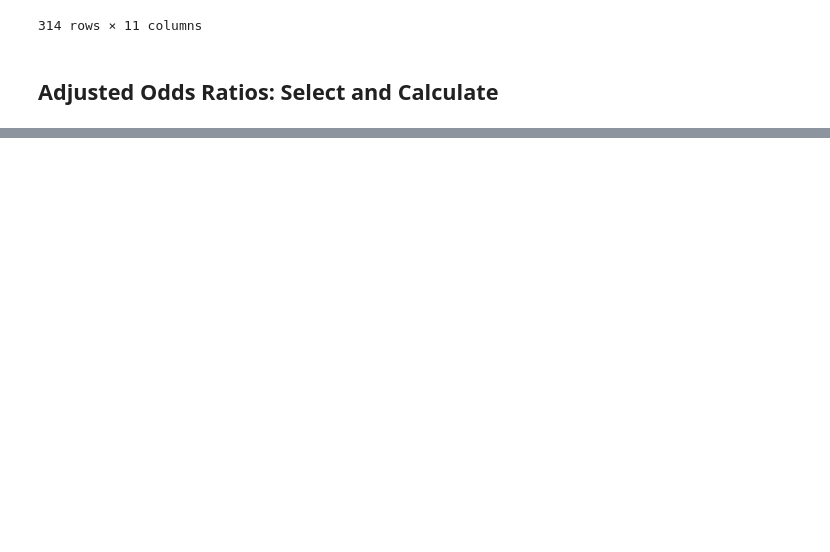
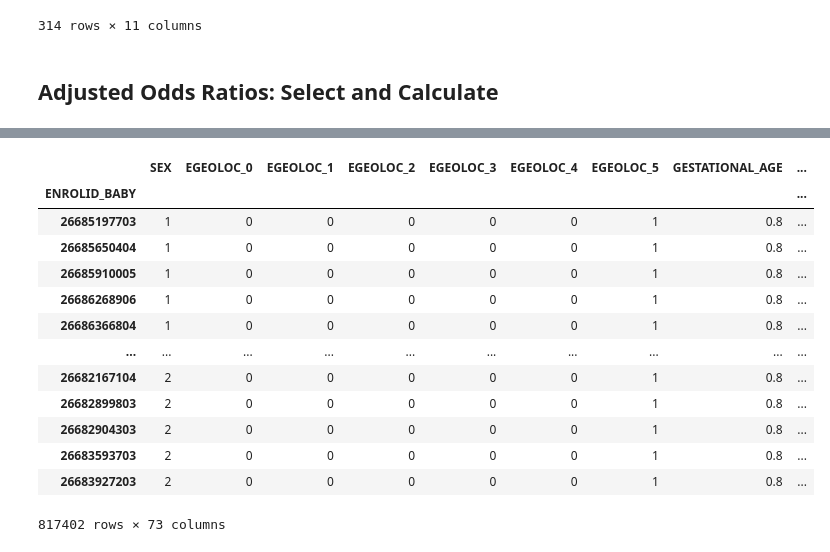
Before and after one commit to yerakim824/PregMedNet, a Jupyter notebook: Interactive_Webapp/Test_Previous_Formulas.ipynb, the cells around one changed output, grey strips where cells are left out. Cells and saved outputs as stored; diff of their text form; code cells hidden in the pictures; blank space fills up the shorter version.

```diff
--- a/Interactive_Webapp/Test_Previous_Formulas.ipynb
+++ b/Interactive_Webapp/Test_Previous_Formulas.ipynb
@@ -548,0 +489,19 @@ list(confounders.columns)
+# %%
+confounders = df.loc[:,'SEX':'SUD_Smoking_Mom']
+# %%
+confounders.max()
+# %% [output]
+|  | SEX | EGEOLOC_0 | EGEOLOC_1 | EGEOLOC_2 | EGEOLOC_3 | EGEOLOC_4 | EGEOLOC_5 | GESTATIONAL_AGE | ... |
+| ENROLID_BABY |  |  |  |  |  |  |  |  | ... |
+| 26685197703 | 1 | 0 | 0 | 0 | 0 | 0 | 1 | 0.8 | ... |
+| 26685650404 | 1 | 0 | 0 | 0 | 0 | 0 | 1 | 0.8 | ... |
+| 26685910005 | 1 | 0 | 0 | 0 | 0 | 0 | 1 | 0.8 | ... |
+| 26686268906 | 1 | 0 | 0 | 0 | 0 | 0 | 1 | 0.8 | ... |
+| 26686366804 | 1 | 0 | 0 | 0 | 0 | 0 | 1 | 0.8 | ... |
+| ... | ... | ... | ... | ... | ... | ... | ... | ... | ... |
+| 26682167104 | 2 | 0 | 0 | 0 | 0 | 0 | 1 | 0.8 | ... |
+| 26682899803 | 2 | 0 | 0 | 0 | 0 | 0 | 1 | 0.8 | ... |
+| 26682904303 | 2 | 0 | 0 | 0 | 0 | 0 | 1 | 0.8 | ... |
+| 26683593703 | 2 | 0 | 0 | 0 | 0 | 0 | 1 | 0.8 | ... |
+| 26683927203 | 2 | 0 | 0 | 0 | 0 | 0 | 1 | 0.8 | ... |
+817402 rows × 73 columns
```
Also changed, not shown: parts of 15 cells of this notebook, 1 other file.
